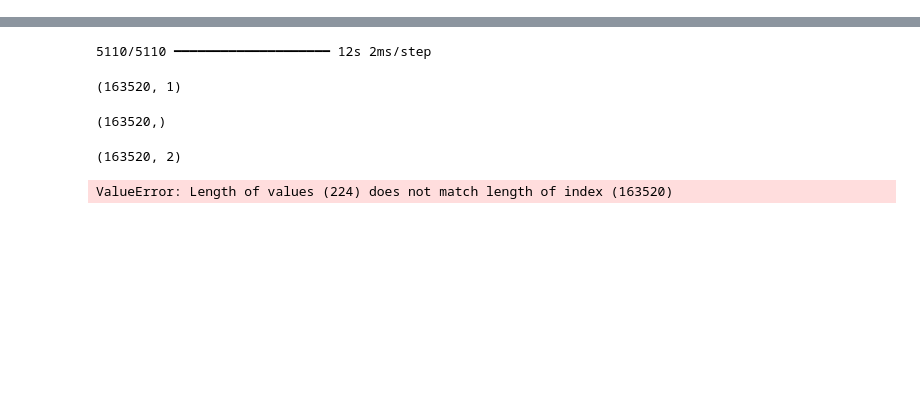
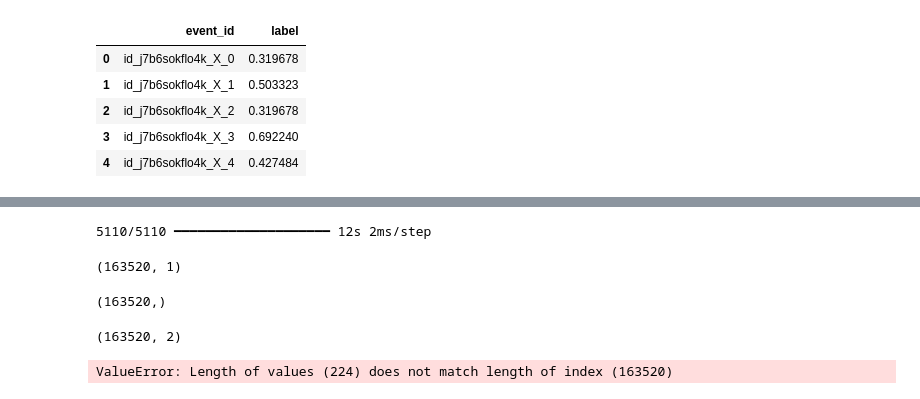
Before and after one commit to rainhard-obura/Data-Science-and-Machine-Learning-portfolio, a Jupyter notebook: DS_ML_projects/mapping_floods_in_southafrica/notebook_three.ipynb, the cells around one changed output, grey strips where cells are left out. Cells and saved outputs as stored; diff of their text form; code cells hidden in the pictures; blank space fills up the shorter version.

```diff
--- a/DS_ML_projects/mapping_floods_in_southafrica/notebook_three.ipynb
+++ b/DS_ML_projects/mapping_floods_in_southafrica/notebook_three.ipynb
@@ -36,4 +140,3 @@ print(test_df.head())
-# %%
-# Ensure data is sorted by event_id and event_t to maintain sequence order
-train_df.sort_values(by=['event_id', 'event_t'], inplace=True)
-test_df.sort_values(by=['event_id', 'event_t'], inplace=True)
+# %%
+smote = SMOTE(sampling_strategy='minority', random_state=42)
+X_train_balanced, y_train_balanced = smote.fit_resample(X_train, y_train)
@@ -39,0 +204,18 @@ test_df.sort_values(by=['event_id', 'event_t'], inplace=True)
+# %%
+# Final Models with Best Params
+lgb_model = lgb.LGBMClassifier(**best_params)
+xgb_model = xgb.XGBClassifier(objective='binary:logistic', eval_metric='logloss', learning_rate=0.01, max_depth=6, n_estimators=1000)
+cat_model = CatBoostClassifier(iterations=1000, learning_rate=0.01, depth=6, loss_function='Logloss', verbose=100)
+
+# Train Models
+lgb_model.fit(X_train_balanced, y_train_balanced)
+xgb_model.fit(X_train_balanced, y_train_balanced)
+cat_model.fit(X_train_balanced, y_train_balanced)
+
+# Make Predictions
+lgb_preds = lgb_model.predict_proba(X_test)[:, 1]
+xgb_preds = xgb_model.predict_proba(X_test)[:, 1]
+cat_preds = cat_model.predict_proba(X_test)[:, 1]
+
+# Ensembling (Averaging Predictions)
+final_preds = (lgb_preds + xgb_preds + cat_preds) / 3
@@ -40,3 +234,15 @@ test_df.sort_values(by=['event_id', 'event_t'], inplace=True)
+# %%
+submission = pd.DataFrame({'event_id': test_df['event_id'], 'label': final_preds})
+submission.to_csv('submission_ensemble2.csv', index=False)
+# %%
+submission.head()
+# %% [output]
+|  | event_id | label |
+| 0 | id_j7b6sokflo4k_X_0 | 0.319678 |
+| 1 | id_j7b6sokflo4k_X_1 | 0.503323 |
+| 2 | id_j7b6sokflo4k_X_2 | 0.319678 |
+| 3 | id_j7b6sokflo4k_X_3 | 0.692240 |
+| 4 | id_j7b6sokflo4k_X_4 | 0.427484 |
 # %%
 # Keep precipitation values row-wise (No aggregation)
 X_train = train_df[['precipitation', 'event_t']].values  # Keep both precipitation & time
```
Also changed, not shown: parts of 16 cells of this notebook, 3 other files.
